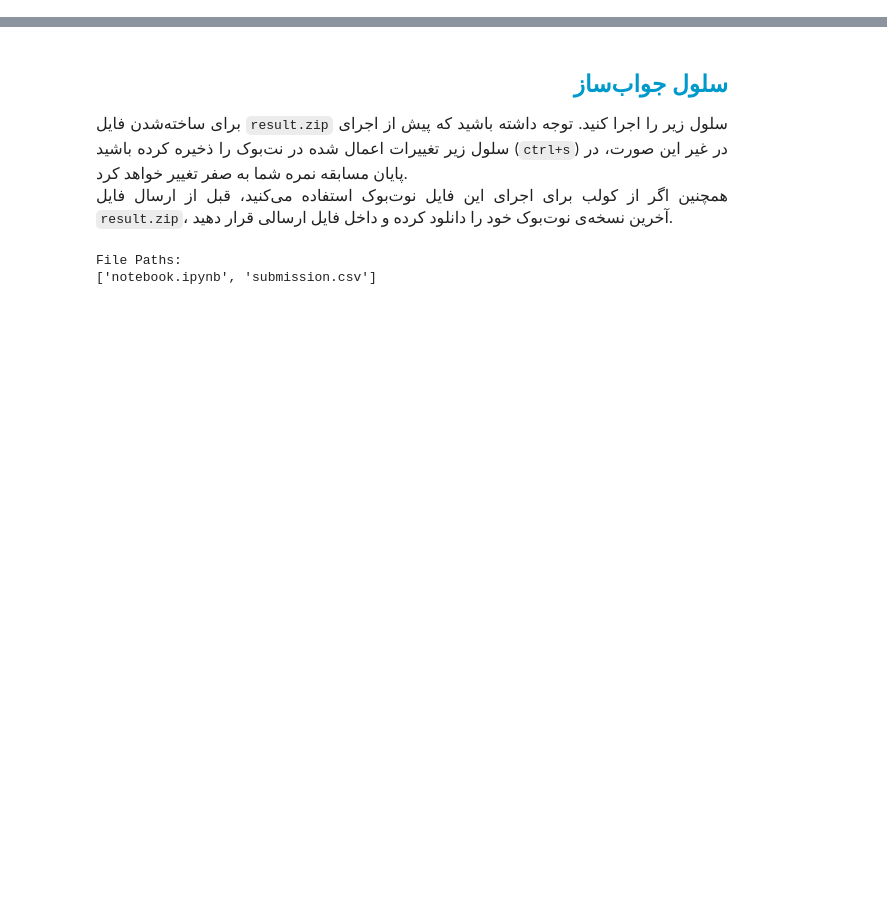
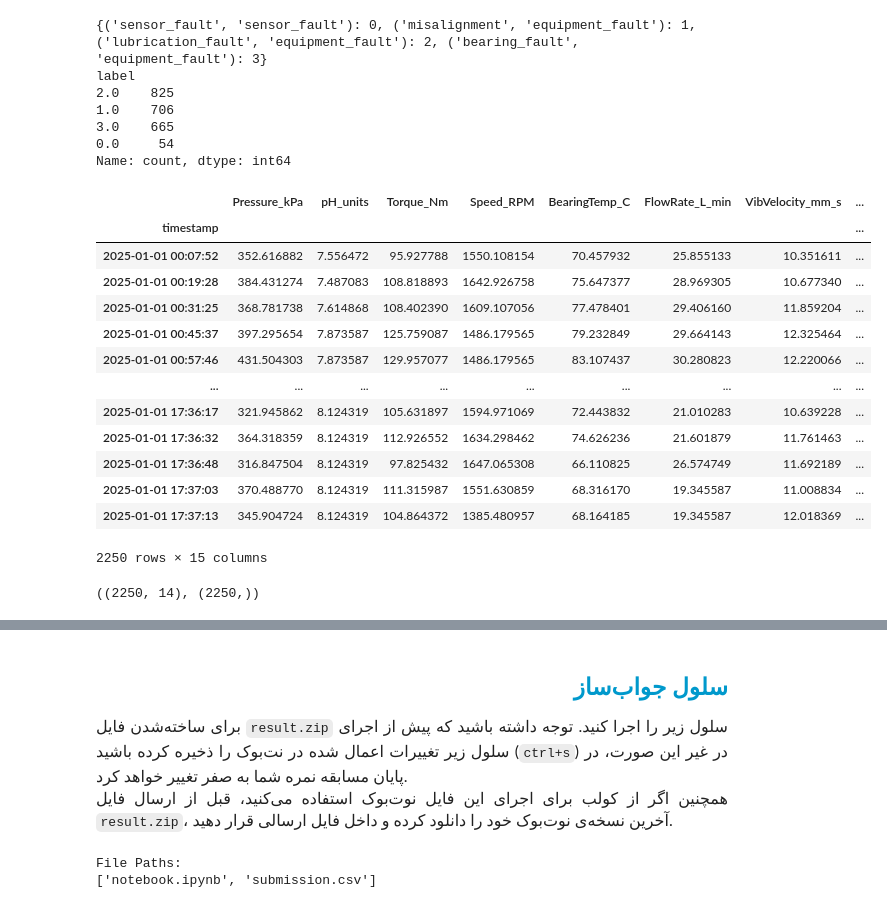
Before and after one commit to SahandNZ/mapna-ai-2025, a Jupyter notebook: first-phase/q4/notebook.ipynb, the cells around one changed output, grey strips where cells are left out. Saved outputs shown, nothing was run; the diff lists cells and outputs as text; code cells hidden in the pictures; blank space fills up the shorter version.

```diff
--- a/first-phase/q4/notebook.ipynb
+++ b/first-phase/q4/notebook.ipynb
@@ -212,0 +212,50 @@ BaggingClassifier(n_estimators=2000, random_state=42)
+# %%
+le = JointLabelEncoder(columns=["fault_type", "fault_source"])
+
+df = sdf.copy()
+df["label"] = le.fit_transform(df)
+df = df.drop(columns=["fault_type", "fault_source"])
+
+for col in df.columns:
+    if "label" != col:
+        df[col] = df[col].ffill().bfill()
+
+df = df.dropna()
+
+print()
+print(le.tupel_to_label)
+print(df.label.value_counts())
+
+df
+# %% [output]
+{('sensor_fault', 'sensor_fault'): 0, ('misalignment', 'equipment_fault'): 1, ('lubrication_fault', 'equipment_fault'): 2, ('bearing_fault', 'equipment_fault'): 3}
+label
+2.0    825
+1.0    706
+3.0    665
+0.0     54
+Name: count, dtype: int64
+|  | Pressure_kPa | pH_units | Torque_Nm | Speed_RPM | BearingTemp_C | FlowRate_L_min | VibVelocity_mm_s | ... |
+| timestamp |  |  |  |  |  |  |  | ... |
+| 2025-01-01 00:07:52 | 352.616882 | 7.556472 | 95.927788 | 1550.108154 | 70.457932 | 25.855133 | 10.351611 | ... |
+| 2025-01-01 00:19:28 | 384.431274 | 7.487083 | 108.818893 | 1642.926758 | 75.647377 | 28.969305 | 10.677340 | ... |
+| 2025-01-01 00:31:25 | 368.781738 | 7.614868 | 108.402390 | 1609.107056 | 77.478401 | 29.406160 | 11.859204 | ... |
+| 2025-01-01 00:45:37 | 397.295654 | 7.873587 | 125.759087 | 1486.179565 | 79.232849 | 29.664143 | 12.325464 | ... |
+| 2025-01-01 00:57:46 | 431.504303 | 7.873587 | 129.957077 | 1486.179565 | 83.107437 | 30.280823 | 12.220066 | ... |
+| ... | ... | ... | ... | ... | ... | ... | ... | ... |
+| 2025-01-01 17:36:17 | 321.945862 | 8.124319 | 105.631897 | 1594.971069 | 72.443832 | 21.010283 | 10.639228 | ... |
+| 2025-01-01 17:36:32 | 364.318359 | 8.124319 | 112.926552 | 1634.298462 | 74.626236 | 21.601879 | 11.761463 | ... |
+| 2025-01-01 17:36:48 | 316.847504 | 8.124319 | 97.825432 | 1647.065308 | 66.110825 | 26.574749 | 11.692189 | ... |
+| 2025-01-01 17:37:03 | 370.488770 | 8.124319 | 111.315987 | 1551.630859 | 68.316170 | 19.345587 | 11.008834 | ... |
+| 2025-01-01 17:37:13 | 345.904724 | 8.124319 | 104.864372 | 1385.480957 | 68.164185 | 19.345587 | 12.018369 | ... |
+2250 rows × 15 columns
+# %%
+X = df.drop(columns=["label"]).values
+y = df.label.to_numpy()
+
+scaler = RobustScaler()
+X = scaler.fit_transform(X)
+
+X.shape, y.shape
+# %% [output]
+((2250, 14), (2250,))
```
Also changed, not shown: parts of 20 cells of this notebook, 4 other files.
